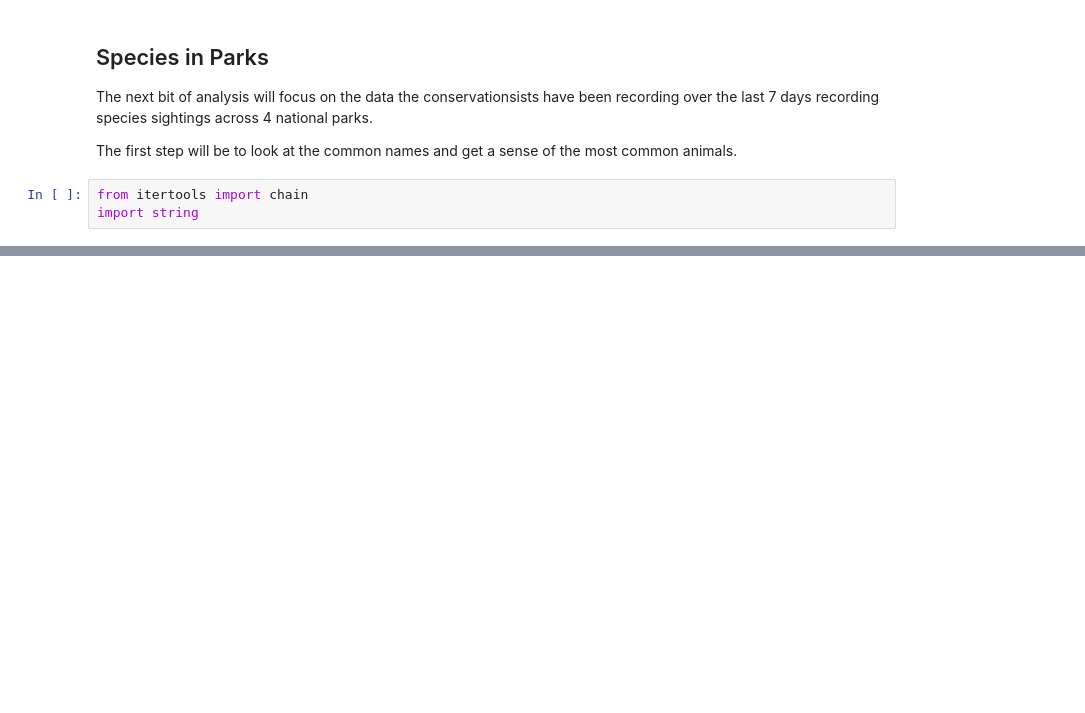
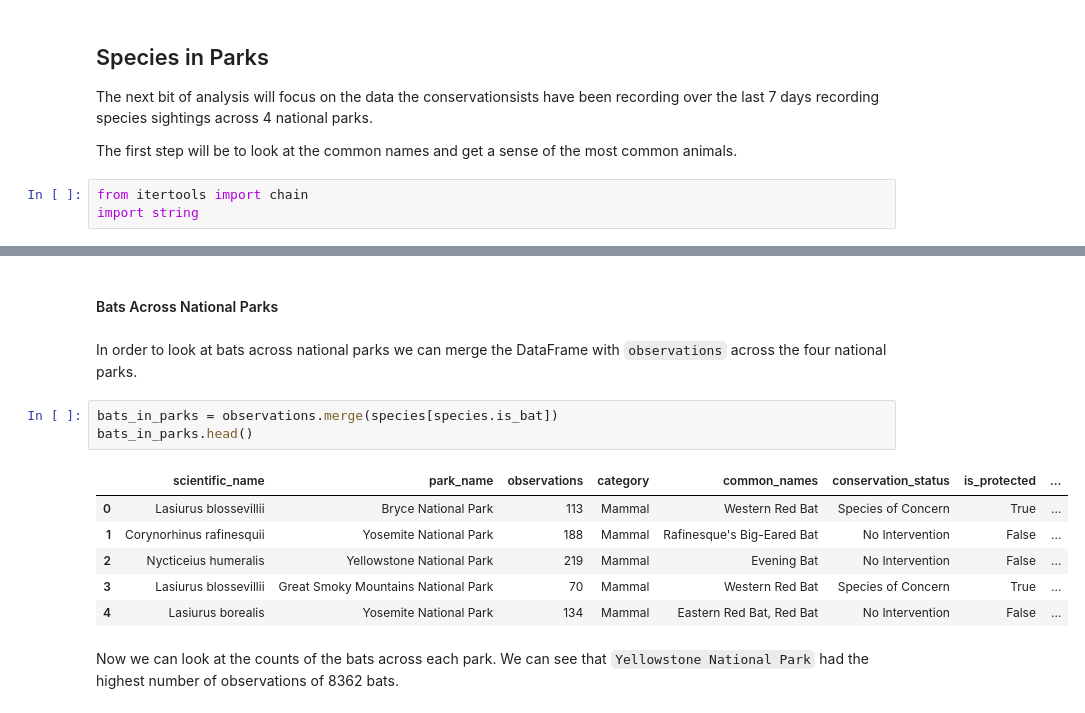
Before and after one commit to SalemEdge1997/Biodiversity_In_National_Parks, a Jupyter notebook: notebooks/biodiversity.ipynb, the cells around one changed output, grey strips where cells are left out. Cells and saved outputs as stored; diff of their text form; blank space fills up the shorter version.

```diff
--- a/notebooks/biodiversity.ipynb
+++ b/notebooks/biodiversity.ipynb
@@ -360,0 +458,16 @@ def remove_punctuation(text):
+# %% [markdown]
+#### Bats Across National Parks
+# %% [markdown]
+In order to look at bats across national parks we can merge the DataFrame with `observations` across the four national parks.
+# %%
+bats_in_parks = observations.merge(species[species.is_bat])
+bats_in_parks.head()
+# %% [output]
+|  | scientific_name | park_name | observations | category | common_names | conservation_status | is_protected | ... |
+| 0 | Lasiurus blossevillii | Bryce National Park | 113 | Mammal | Western Red Bat | Species of Concern | True | ... |
+| 1 | Corynorhinus rafinesquii | Yosemite National Park | 188 | Mammal | Rafinesque's Big-Eared Bat | No Intervention | False | ... |
+| 2 | Nycticeius humeralis | Yellowstone National Park | 219 | Mammal | Evening Bat | No Intervention | False | ... |
+| 3 | Lasiurus blossevillii | Great Smoky Mountains National Park | 70 | Mammal | Western Red Bat | Species of Concern | True | ... |
+| 4 | Lasiurus borealis | Yosemite National Park | 134 | Mammal | Eastern Red Bat, Red Bat | No Intervention | False | ... |
+# %% [markdown]
+Now we can look at the counts of the bats across each park. We can see that `Yellowstone National Park` had the highest number of observations of 8362 bats.
```
Also changed, not shown: parts of 17 cells of this notebook.
